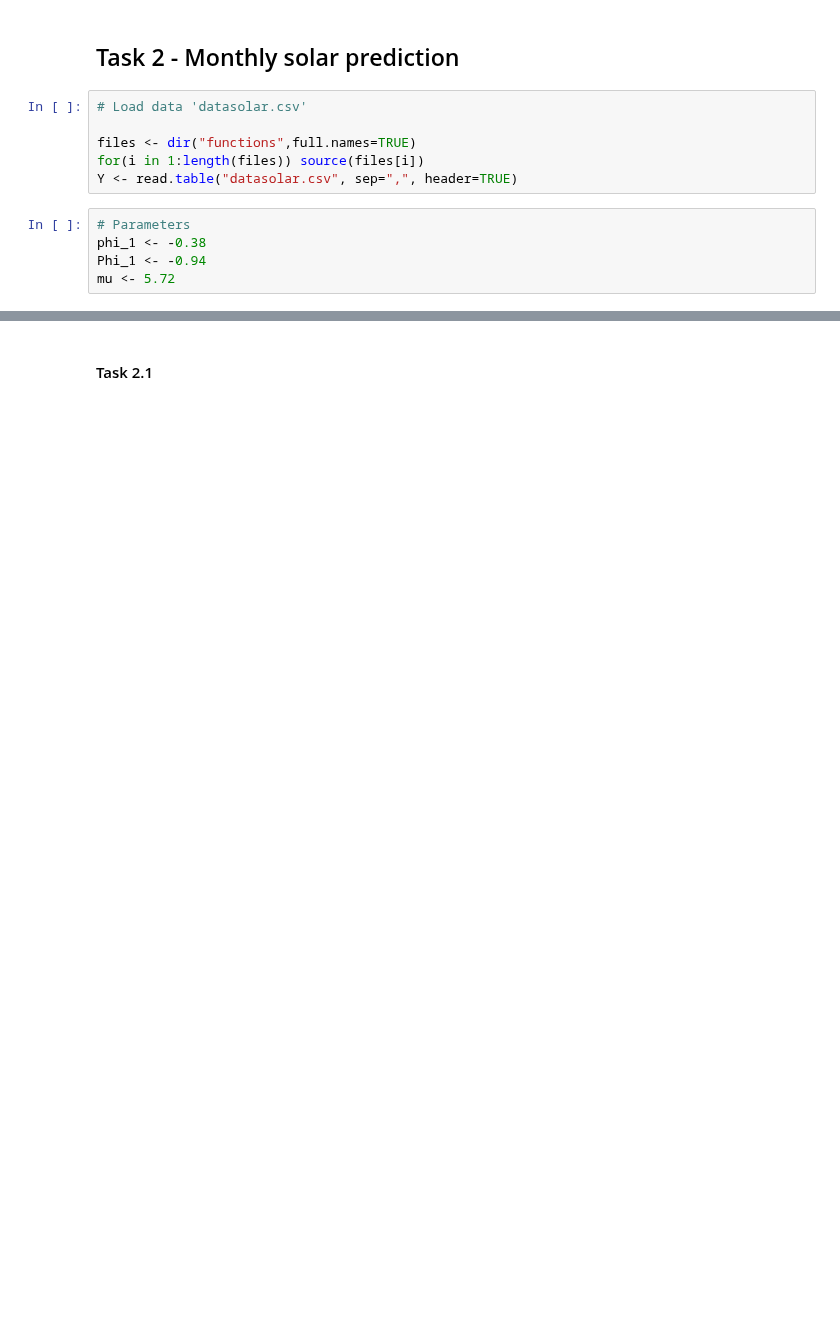
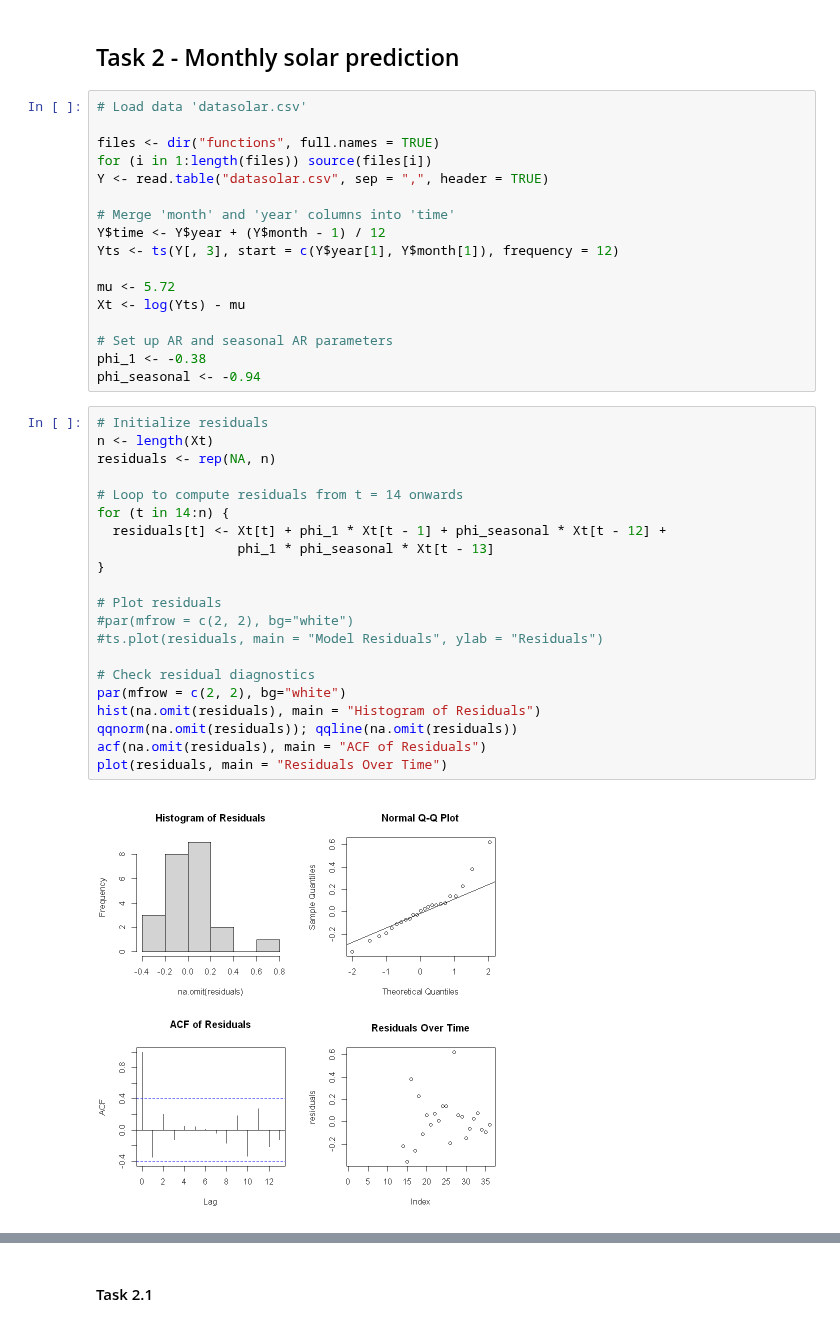
Before and after one commit to mathilderask/TimeSeriesAnalysis, a Jupyter notebook: Assig3/opg2_r.ipynb, the cells around one changed output, grey strips where cells are left out. Cells and saved outputs as stored; diff of their text form; blank space fills up the shorter version.

```diff
--- a/Assig3/opg2_r.ipynb
+++ b/Assig3/opg2_r.ipynb
@@ -3,11 +3,40 @@
 # %%
 # Load data 'datasolar.csv'
 
-files <- dir("functions",full.names=TRUE)
-for(i in 1:length(files)) source(files[i])
-Y <- read.table("datasolar.csv", sep=",", header=TRUE)
+files <- dir("functions", full.names = TRUE)
+for (i in 1:length(files)) source(files[i])
+Y <- read.table("datasolar.csv", sep = ",", header = TRUE)
+
+# Merge 'month' and 'year' columns into 'time'
+Y$time <- Y$year + (Y$month - 1) / 12
+Yts <- ts(Y[, 3], start = c(Y$year[1], Y$month[1]), frequency = 12)
+
+mu <- 5.72
+Xt <- log(Yts) - mu
+
+# Set up AR and seasonal AR parameters
+phi_1 <- -0.38
+phi_seasonal <- -0.94
-# %%
-# Parameters
-phi_1 <- -0.38
-Phi_1 <- -0.94
-mu <- 5.72
+# %%
+# Initialize residuals
+n <- length(Xt)
+residuals <- rep(NA, n)
+
+# Loop to compute residuals from t = 14 onwards
+for (t in 14:n) {
+  residuals[t] <- Xt[t] + phi_1 * Xt[t - 1] + phi_seasonal * Xt[t - 12] +
+                  phi_1 * phi_seasonal * Xt[t - 13]
+}
+
+# Plot residuals
+#par(mfrow = c(2, 2), bg="white")
+#ts.plot(residuals, main = "Model Residuals", ylab = "Residuals")
+
+# Check residual diagnostics
+par(mfrow = c(2, 2), bg="white")
+hist(na.omit(residuals), main = "Histogram of Residuals")
+qqnorm(na.omit(residuals)); qqline(na.omit(residuals))
+acf(na.omit(residuals), main = "ACF of Residuals")
+plot(residuals, main = "Residuals Over Time")
+# %% [output]
+[figure, added]
```
Also changed, not shown: parts of 28 cells of this notebook, 2 other files.
